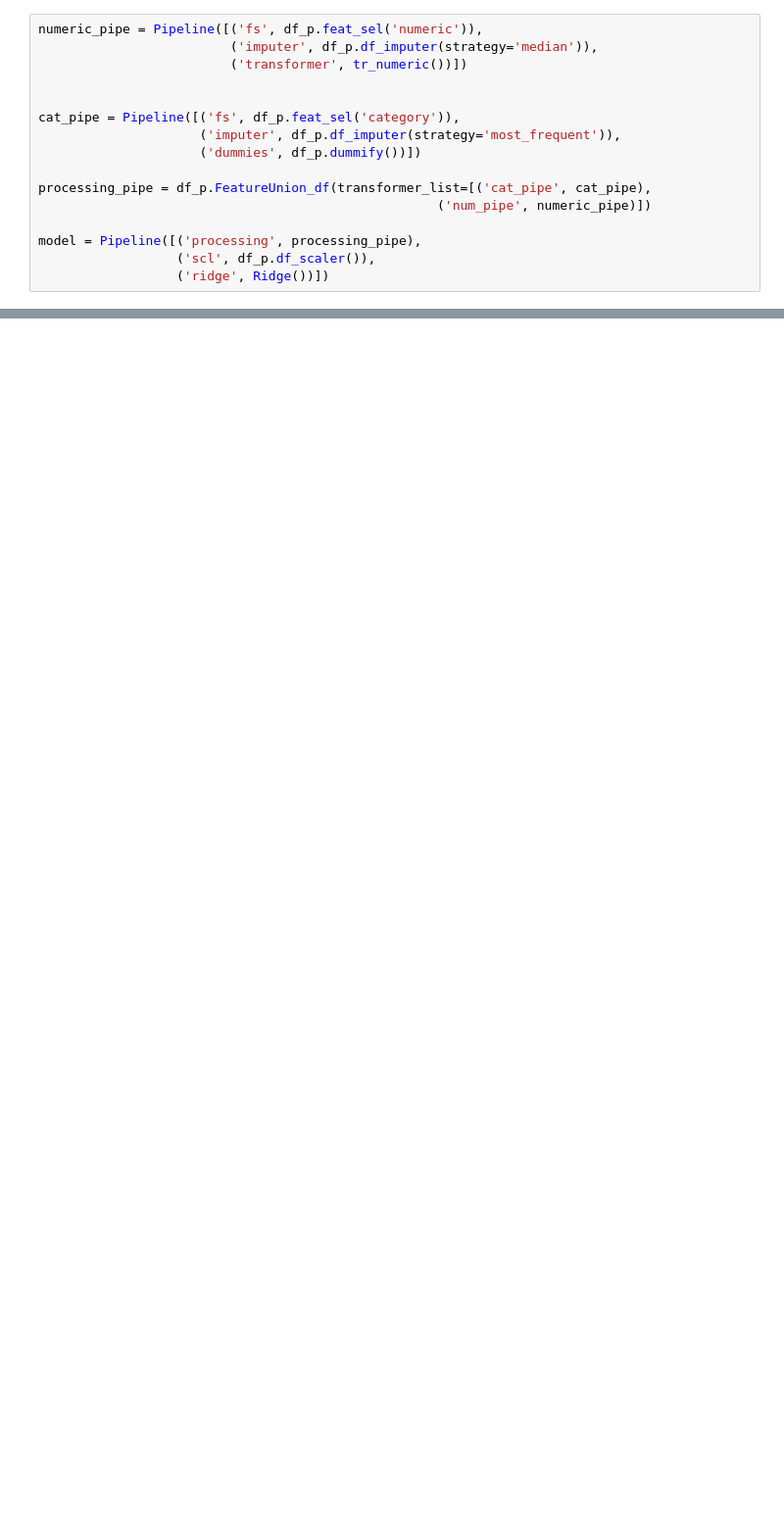
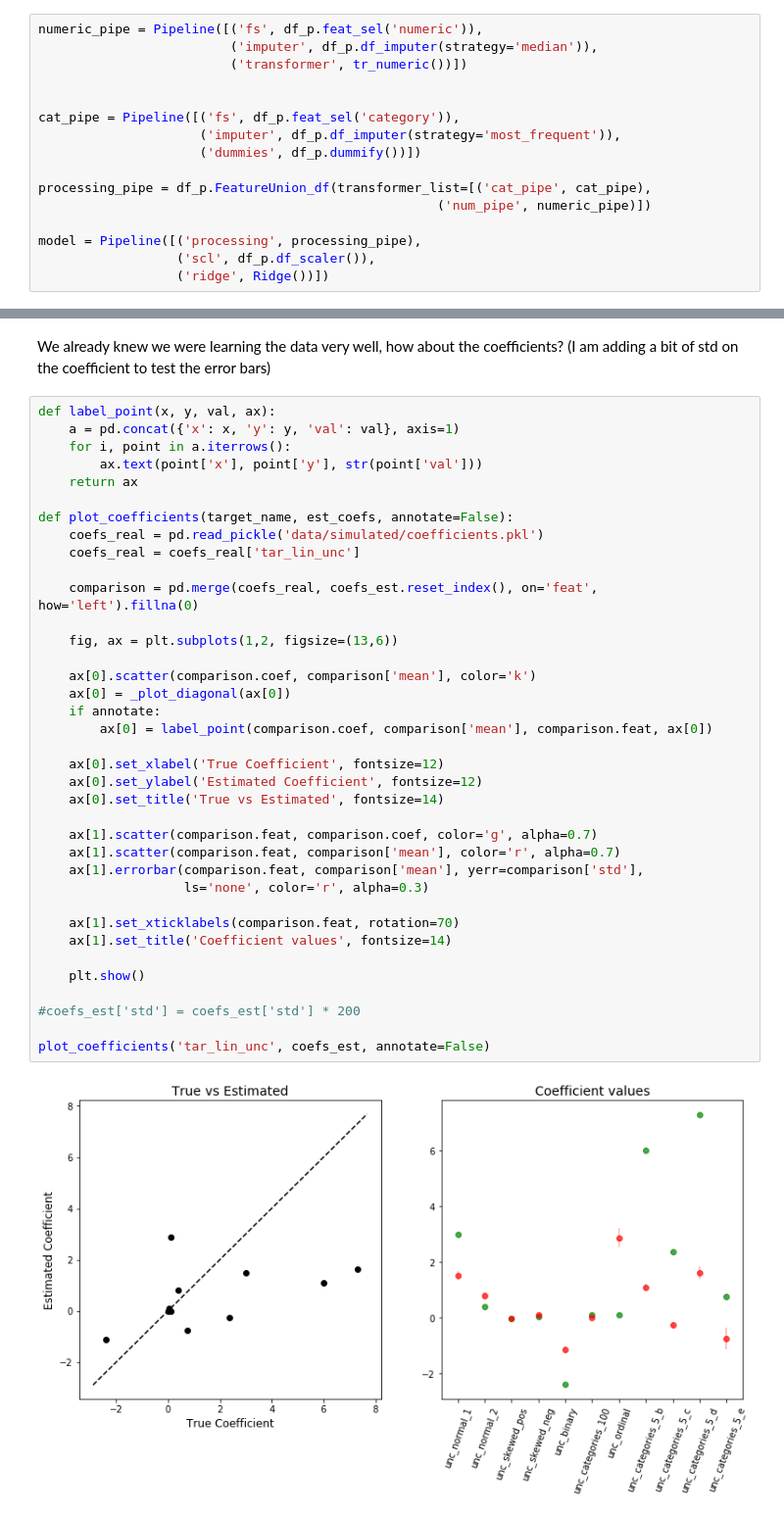
Before and after one commit to lucabasa/ML-algorithms-and-experiments, a Jupyter notebook: 02_experiment_design.ipynb, the cells around one changed output, grey strips where cells are left out. Shown: that part at 98% size. Cells and saved outputs as stored; diff of their text form; blank space fills up the shorter version.

```diff
--- a/02_experiment_design.ipynb
+++ b/02_experiment_design.ipynb
@@ -286,0 +299,41 @@ Naturally, in testing if we include or not certain features, these plot will be
+# %% [markdown]
+We already knew we were learning the data very well, how about the coefficients? (I am adding a bit of std on the coefficient to test the error bars)
+# %%
+def label_point(x, y, val, ax):
+    a = pd.concat({'x': x, 'y': y, 'val': val}, axis=1)
+    for i, point in a.iterrows():
+        ax.text(point['x'], point['y'], str(point['val']))
+    return ax
+
+def plot_coefficients(target_name, est_coefs, annotate=False):
+    coefs_real = pd.read_pickle('data/simulated/coefficients.pkl')
+    coefs_real = coefs_real['tar_lin_unc']
+
+    comparison = pd.merge(coefs_real, coefs_est.reset_index(), on='feat', how='left').fillna(0)
+
+    fig, ax = plt.subplots(1,2, figsize=(13,6))
+
+    ax[0].scatter(comparison.coef, comparison['mean'], color='k')
+    ax[0] = _plot_diagonal(ax[0])
+    if annotate:
+        ax[0] = label_point(comparison.coef, comparison['mean'], comparison.feat, ax[0])
+
+    ax[0].set_xlabel('True Coefficient', fontsize=12)
+    ax[0].set_ylabel('Estimated Coefficient', fontsize=12)
+    ax[0].set_title('True vs Estimated', fontsize=14)
+
+    ax[1].scatter(comparison.feat, comparison.coef, color='g', alpha=0.7)
+    ax[1].scatter(comparison.feat, comparison['mean'], color='r', alpha=0.7)
+    ax[1].errorbar(comparison.feat, comparison['mean'], yerr=comparison['std'],
+                   ls='none', color='r', alpha=0.3)
+
+    ax[1].set_xticklabels(comparison.feat, rotation=70)
+    ax[1].set_title('Coefficient values', fontsize=14)
+
+    plt.show()
+
+#coefs_est['std'] = coefs_est['std'] * 200
+
+plot_coefficients('tar_lin_unc', coefs_est, annotate=False)
+# %% [output]
+[figure, added]
```
Also changed, not shown: parts of 12 cells of this notebook, 3 other files.
